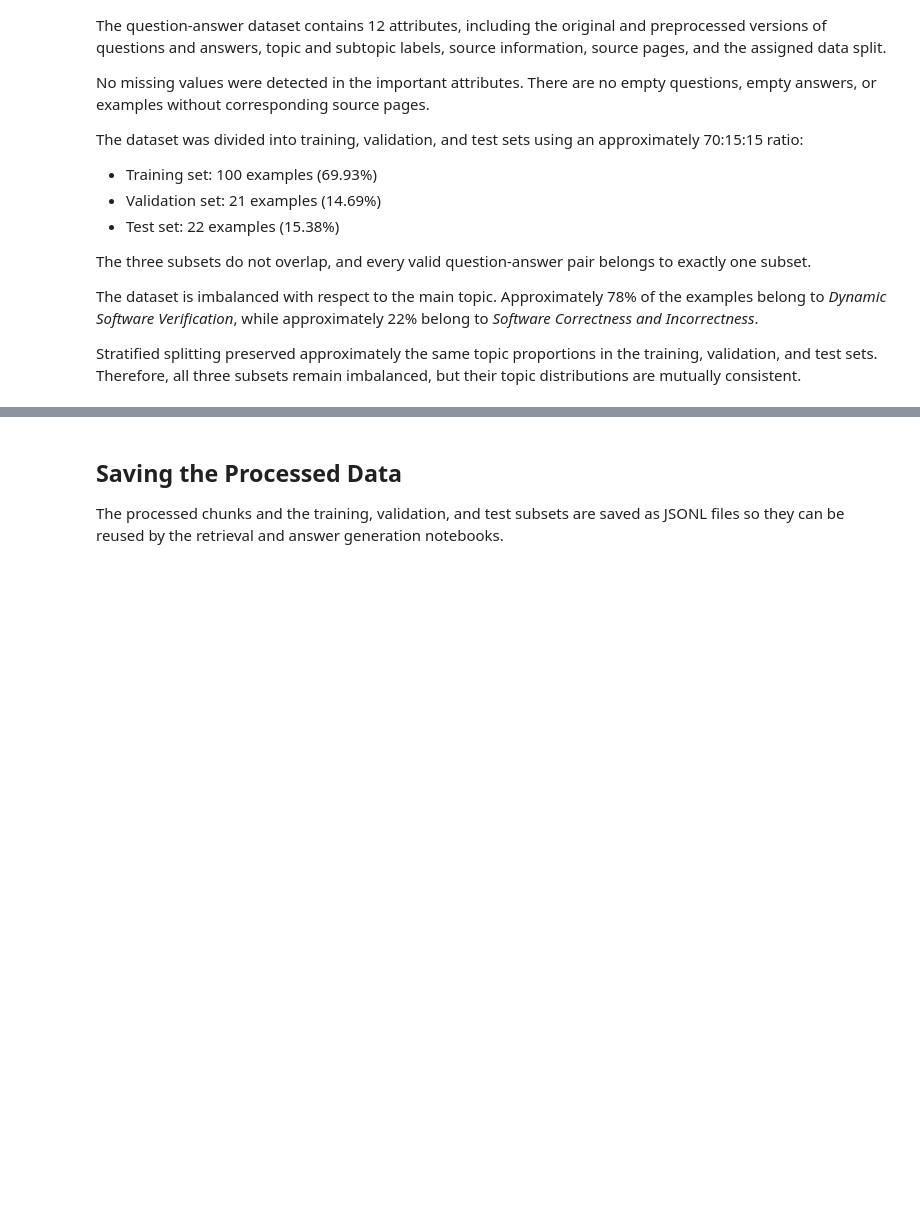
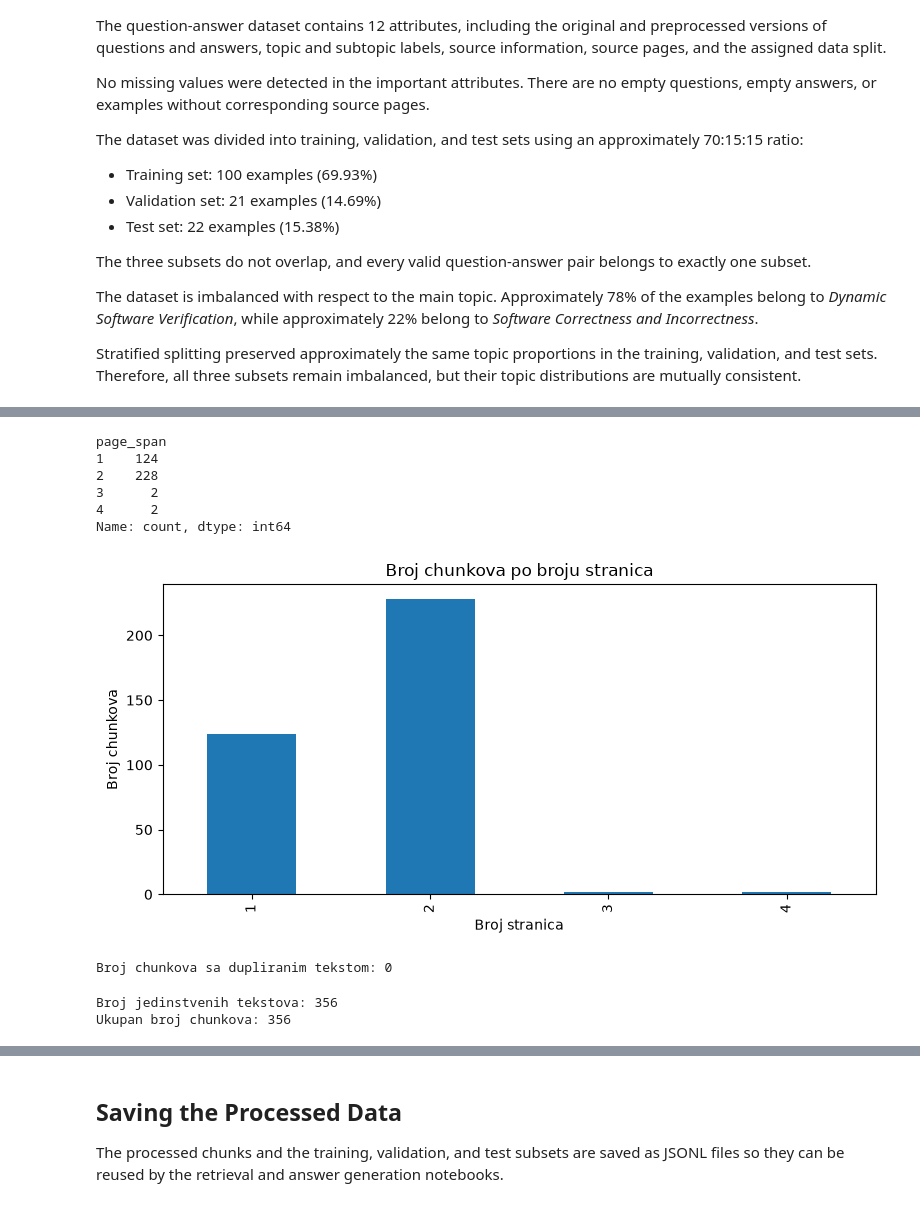
Before and after one commit to anjaanjaa10/Student-Question-Answering-from-Course-Materials, a Jupyter notebook: 03_proccessingSplitting.ipynb, the cells around one changed output, grey strips where cells are left out. Cells and saved outputs as stored; diff of their text form; code cells hidden in the pictures; blank space fills up the shorter version.

```diff
--- a/03_proccessingSplitting.ipynb
+++ b/03_proccessingSplitting.ipynb
@@ -580,0 +772,62 @@ Stratified splitting preserved approximately the same topic proportions in the t
+# %%
+chunks_df["page_span"] = (
+    chunks_df["pdf_page_end"]
+    - chunks_df["pdf_page_start"]
+    + 1
+)
+
+page_span_distribution = (
+    chunks_df["page_span"]
+    .value_counts()
+    .sort_index()
+)
+
+page_span_distribution
+# %% [output]
+page_span
+1    124
+2    228
+3      2
+4      2
+Name: count, dtype: int64
+# %%
+ax = page_span_distribution.plot(
+    kind="bar",
+    figsize=(8, 4)
+)
+
+ax.set_title("Broj chunkova po broju stranica")
+ax.set_xlabel("Broj stranica")
+ax.set_ylabel("Broj chunkova")
+
+plt.tight_layout()
+plt.show()
+# %% [output]
+[figure, added]
+# %%
+duplicate_chunks = chunks_df[
+    chunks_df.duplicated(
+        subset=["processed_text"],
+        keep=False
+    )
+]
+
+print(
+    f"Broj chunkova sa dupliranim tekstom: "
+    f"{len(duplicate_chunks)}"
+)
+# %% [output]
+Broj chunkova sa dupliranim tekstom: 0
+# %%
+print(
+    "Broj jedinstvenih tekstova:",
+    chunks_df["processed_text"].nunique()
+)
+
+print(
+    "Ukupan broj chunkova:",
+    len(chunks_df)
+)
+# %% [output]
+Broj jedinstvenih tekstova: 356
+Ukupan broj chunkova: 356
```
Also changed, not shown: parts of 11 cells of this notebook, 1 other file.
